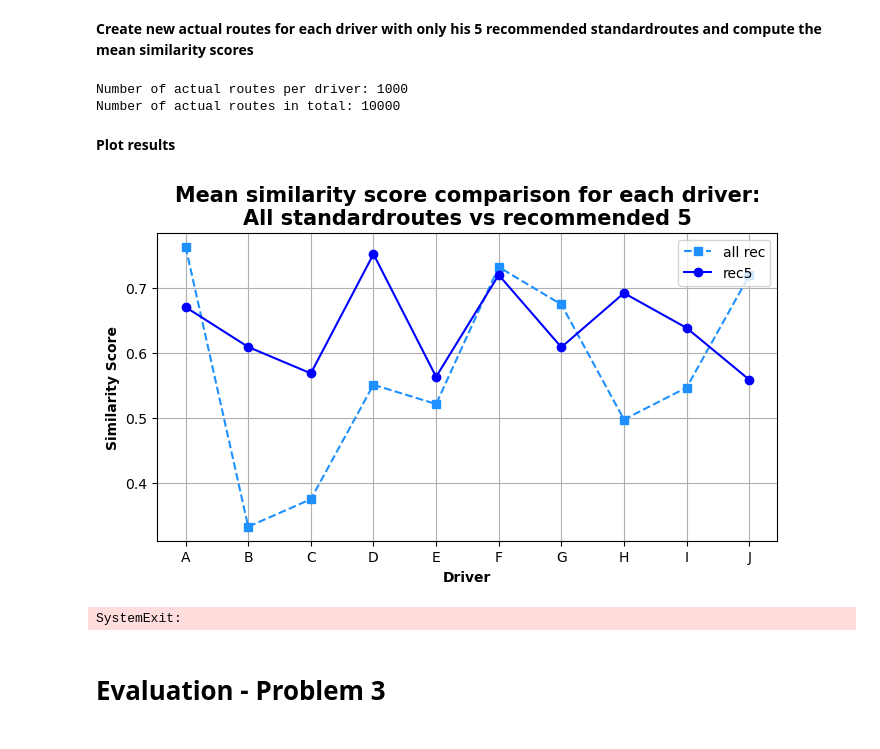
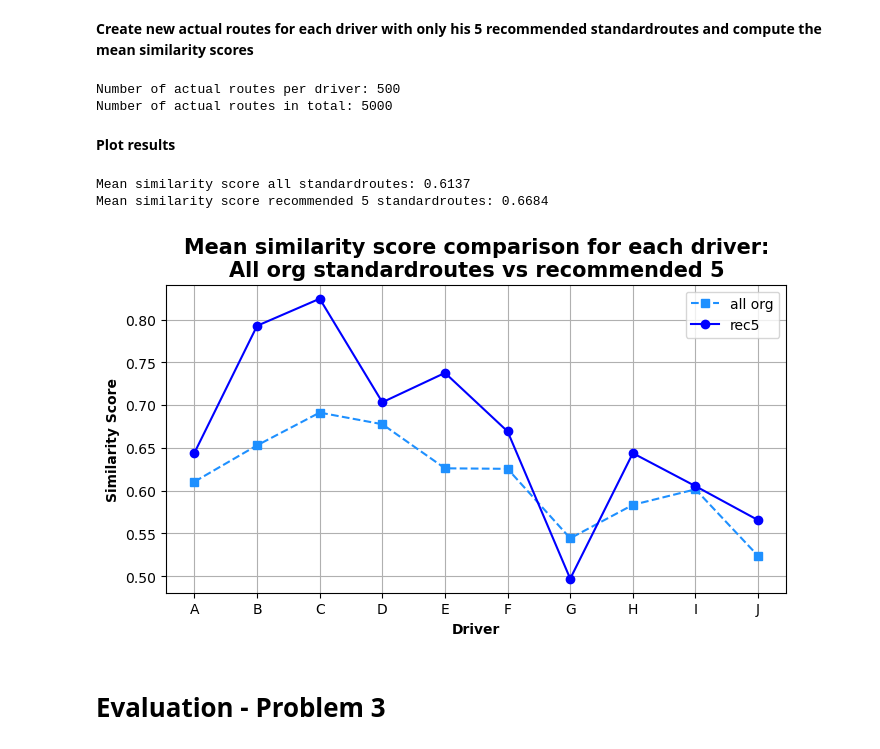
Before and after one commit to dennismgoetz/DataMining, a Jupyter notebook: evaluation.ipynb, the cells around one changed output. Cells and saved outputs as stored; diff of their text form; code cells hidden in the pictures.

```diff
--- a/evaluation.ipynb
+++ b/evaluation.ipynb
@@ -286,10 +342,10 @@ fun_plot_appearances('quantity', quantitiy_counts, 'orangered')
 # %% [markdown]
 ### **Check whether the attributes of each driver are visible in the recommended standardroutes**
 # %%
-# # select file path for recommended standardroutes of the drivers
-# subfolder_path = 'Solutions'
-# file_path = os.path.join(current_directory, subfolder_path, 'driver.json')
-# with open(file_path, 'r') as file:
-#     rec_drivers = json.load(file)
+# select file path for recommended standardroutes of the drivers
+subfolder_path = 'results'
+file_path = os.path.join(current_directory, subfolder_path, str('driver' + appendix + '.json'))
+with open(file_path, 'r') as file:
+    rec_drivers = json.load(file)
 
-# rec_drivers
+display(rec_drivers)
@@ -321,15 +388,15 @@ display(df_drivers_attributes, driver_cities, driver_products)
 **Create new actual routes for each driver with only his 5 recommended standardroutes and compute the mean similarity scores**
 # %%
 # define how many actual routes should be created for each of the 5 standardroutes for each driver
-jobs_per_route = 200
+jobs_per_route = 100
 
 # calculate the amount of actual routes per driver and in total
 number_of_actual_routes = jobs_per_route * 5 #5 recommended standardroutes for each driver
 print('Number of actual routes per driver: {}'.format(number_of_actual_routes))
 print('Number of actual routes in total: {}'.format(number_of_actual_routes*len(drivers)))
 # %% [output]
-Number of actual routes per driver: 1000
-Number of actual routes in total: 10000
+Number of actual routes per driver: 500
+Number of actual routes in total: 5000
 # %%
 # dictionary to store the mean similarity score for each driver (given only the 5 recommended standardroutes)
 mean_rec5_scores_d = {}
@@ -337,9 +404,15 @@ mean_rec5_scores_d = {}
 # loop to create for each driver new actual routes with its 5 recommended standardroutes and compute the mean similarity
 for driver in tqdm(drivers):
 
-    # select the 5 recommended standardroutes for the driver
-    rec5_standardroutes = org_standardroutes[:5] #delete line if real recommended standardroutes are available
-    #rec5_standardroutes = rec_drivers[driver]
+    # select the ids of the 5 recommended standardroutes for the driver
+    id_rec5_sr = [rec['routes'] for rec in rec_drivers if rec['driver'] == driver][0]
+    #print(id_rec5_sr)
+
+    # extract the routes with the ids out of all original standardroutes
+    rec5_standardroutes = []
+    for rec in id_rec5_sr:
+        rec5_standardroutes.append([sr for sr in org_standardroutes if sr['id'] == rec][0])
+    #for i in rec5_standardroutes: show_route(i)
 
     # create the actual routes for the driver
     actual_routes_driver = fun_aroutes(input_sr=rec5_standardroutes, driver_given=driver, prints=False, bar=False)
@@ -355,17 +428,19 @@ for driver in tqdm(drivers):
 # %% [markdown]
 **Plot results**
 # %%
+# compare mean similarity scores
+print('Mean similarity score all standardroutes:', np.round(np.mean(list(mean_org_scores_d.values())), 4))
+print('Mean similarity score recommended 5 standardroutes:', np.round(np.mean(list(mean_rec5_scores_d.values())), 4))
+
 # use previous defined plot funciton to compare the mean scores for the drivers
-fun_plot_scores(scores1=mean_rec_scores_d, scores2=mean_rec5_scores_d,
+fun_plot_scores(scores1=mean_org_scores_d, scores2=mean_rec5_scores_d,
                 color1='dodgerblue', color2='blue',
-                label1='all rec', label2='rec5',
-                title='Mean similarity score comparison for each driver:\nAll standardroutes vs recommended 5')
+                label1='all org', label2='rec5',
+                title='Mean similarity score comparison for each driver:\nAll org standardroutes vs recommended 5')
 # %% [output]
+Mean similarity score all standardroutes: 0.6137
+Mean similarity score recommended 5 standardroutes: 0.6684
-[figure, old version]
+[figure, new version]
-# %%
-sys.exit()
-# %% [output]
-SystemExit:
 # %% [markdown]
 # **Evaluation - Problem 3**
 # %%
```
Also changed, not shown: parts of 44 cells of this notebook, 5 other files.
